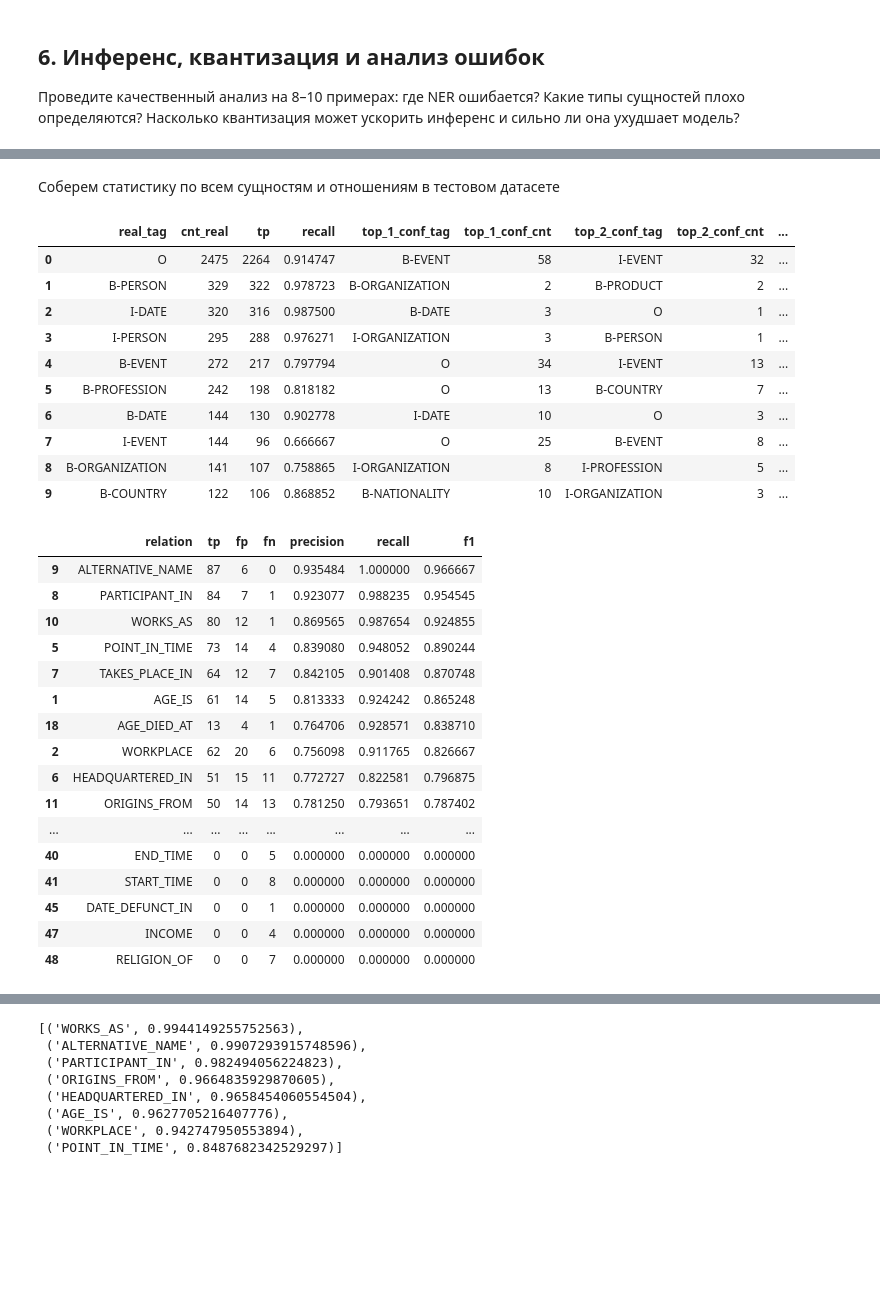
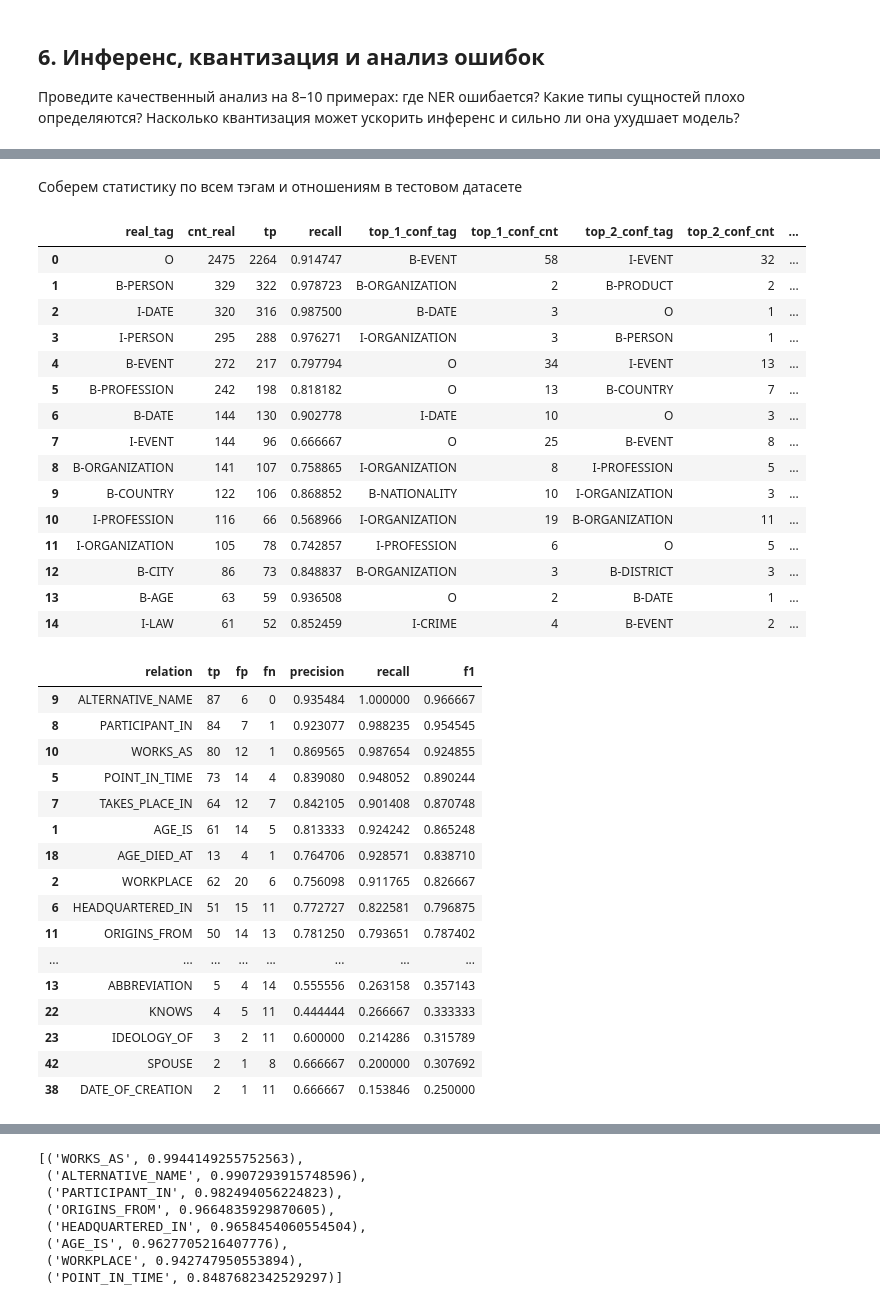
Before and after one commit to GladunAD/yandex_practicum_nlp, a Jupyter notebook: NEREL_MultiTask_Notebook.ipynb, the cells around one changed output, grey strips where cells are left out. Saved outputs shown, nothing was run; the diff lists cells and outputs as text; code cells hidden in the pictures; blank space fills up the shorter version.

Commit message:
add summary

```diff
--- a/NEREL_MultiTask_Notebook.ipynb
+++ b/NEREL_MultiTask_Notebook.ipynb
@@ -957,13 +957,20 @@ def res_test_example(test_example, model, tokenizer, device, id2label, id2relati
     missed_real_rel = sorted([r for r in real_rel if r not in pred_rel_set])
 
     return pred_ner_df, pred_rel_df, missed_real_rel
-# %%
-test_example = test_examples[0]
 # %%
-pred_ner_df, pred_rel_df, missed_real_rel = res_test_example(
+for i in range(9):
+    test_example = test_examples[i]
+    pred_ner_df, pred_rel_df, missed_real_rel = res_test_example(
     test_example=test_example,
     model=model,
     tokenizer=tokenizer,
     device=device,
     id2label=id2label,
     id2relation=id2relation)
+
+    print(f'-------------{i}-----------')
+    print(pred_ner_df.query("is_error"))
+    print()
+    print("Пропущенные моделью отношения: ", missed_real_rel)
+    print(pred_rel_df)
+    print()
@@ -988,5 +1004,5 @@ pred_rel_df
 # %% [markdown]
-Соберем статистику по всем сущностям и отношениям в тестовом датасете
+Соберем статистику по всем тэгам и отношениям в тестовом датасете
 # %%
 ner_rows = []
 rel_counts = {}
@@ -1083,19 +1099,24 @@ def ner_recall_and_top_confusions(cm, top_k=3):
     return res.sort_values("cnt_real", ascending=False).reset_index(drop=True)
 # %%
 ner_summary = ner_recall_and_top_confusions(cm, top_k=3)
-ner_summary.head(10)
+ner_summary.head(15)
 # %% [output]
 |  | real_tag | cnt_real | tp | recall | top_1_conf_tag | top_1_conf_cnt | top_2_conf_tag | top_2_conf_cnt | ... |
 | 0 | O | 2475 | 2264 | 0.914747 | B-EVENT | 58 | I-EVENT | 32 | ... |
 | 1 | B-PERSON | 329 | 322 | 0.978723 | B-ORGANIZATION | 2 | B-PRODUCT | 2 | ... |
 | 2 | I-DATE | 320 | 316 | 0.987500 | B-DATE | 3 | O | 1 | ... |
 | 3 | I-PERSON | 295 | 288 | 0.976271 | I-ORGANIZATION | 3 | B-PERSON | 1 | ... |
 | 4 | B-EVENT | 272 | 217 | 0.797794 | O | 34 | I-EVENT | 13 | ... |
 | 5 | B-PROFESSION | 242 | 198 | 0.818182 | O | 13 | B-COUNTRY | 7 | ... |
 | 6 | B-DATE | 144 | 130 | 0.902778 | I-DATE | 10 | O | 3 | ... |
 | 7 | I-EVENT | 144 | 96 | 0.666667 | O | 25 | B-EVENT | 8 | ... |
 | 8 | B-ORGANIZATION | 141 | 107 | 0.758865 | I-ORGANIZATION | 8 | I-PROFESSION | 5 | ... |
 | 9 | B-COUNTRY | 122 | 106 | 0.868852 | B-NATIONALITY | 10 | I-ORGANIZATION | 3 | ... |
+| 10 | I-PROFESSION | 116 | 66 | 0.568966 | I-ORGANIZATION | 19 | B-ORGANIZATION | 11 | ... |
+| 11 | I-ORGANIZATION | 105 | 78 | 0.742857 | I-PROFESSION | 6 | O | 5 | ... |
+| 12 | B-CITY | 86 | 73 | 0.848837 | B-ORGANIZATION | 3 | B-DISTRICT | 3 | ... |
+| 13 | B-AGE | 63 | 59 | 0.936508 | O | 2 | B-DATE | 1 | ... |
+| 14 | I-LAW | 61 | 52 | 0.852459 | I-CRIME | 4 | B-EVENT | 2 | ... |
 # %%
 rel_rows = []
 for rel, c in rel_counts.items():
@@ -1115,7 +1136,7 @@ for rel, c in rel_counts.items():
 
 rel_metrics = pd.DataFrame(rel_rows).sort_values(["f1", "tp"], ascending=[False, False])
 # %%
-rel_metrics
+rel_metrics.head(30)
 # %% [output]
 |  | relation | tp | fp | fn | precision | recall | f1 |
 | 9 | ALTERNATIVE_NAME | 87 | 6 | 0 | 0.935484 | 1.000000 | 0.966667 |
@@ -1129,8 +1150,8 @@ rel_metrics
 | 6 | HEADQUARTERED_IN | 51 | 15 | 11 | 0.772727 | 0.822581 | 0.796875 |
 | 11 | ORIGINS_FROM | 50 | 14 | 13 | 0.781250 | 0.793651 | 0.787402 |
 | ... | ... | ... | ... | ... | ... | ... | ... |
-| 40 | END_TIME | 0 | 0 | 5 | 0.000000 | 0.000000 | 0.000000 |
-| 41 | START_TIME | 0 | 0 | 8 | 0.000000 | 0.000000 | 0.000000 |
-| 45 | DATE_DEFUNCT_IN | 0 | 0 | 1 | 0.000000 | 0.000000 | 0.000000 |
-| 47 | INCOME | 0 | 0 | 4 | 0.000000 | 0.000000 | 0.000000 |
-| 48 | RELIGION_OF | 0 | 0 | 7 | 0.000000 | 0.000000 | 0.000000 |
+| 13 | ABBREVIATION | 5 | 4 | 14 | 0.555556 | 0.263158 | 0.357143 |
+| 22 | KNOWS | 4 | 5 | 11 | 0.444444 | 0.266667 | 0.333333 |
+| 23 | IDEOLOGY_OF | 3 | 2 | 11 | 0.600000 | 0.214286 | 0.315789 |
+| 42 | SPOUSE | 2 | 1 | 8 | 0.666667 | 0.200000 | 0.307692 |
+| 38 | DATE_OF_CREATION | 2 | 1 | 11 | 0.666667 | 0.153846 | 0.250000 |
```
Also changed, not shown: parts of 4 cells of this notebook.
